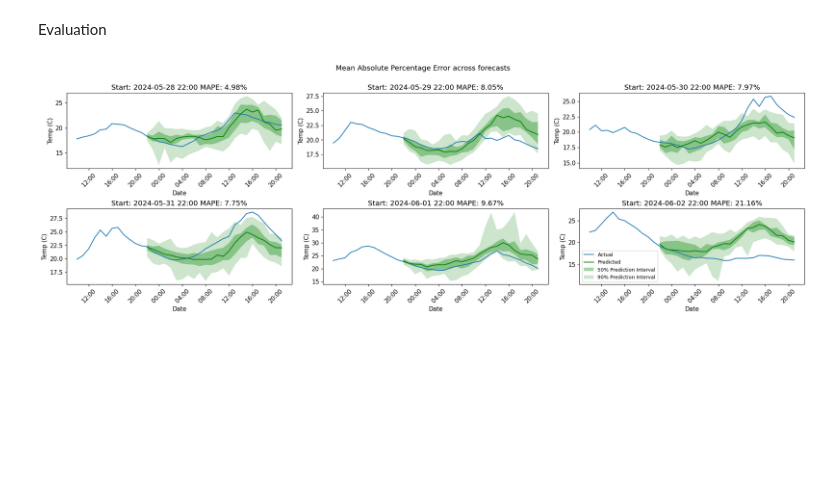
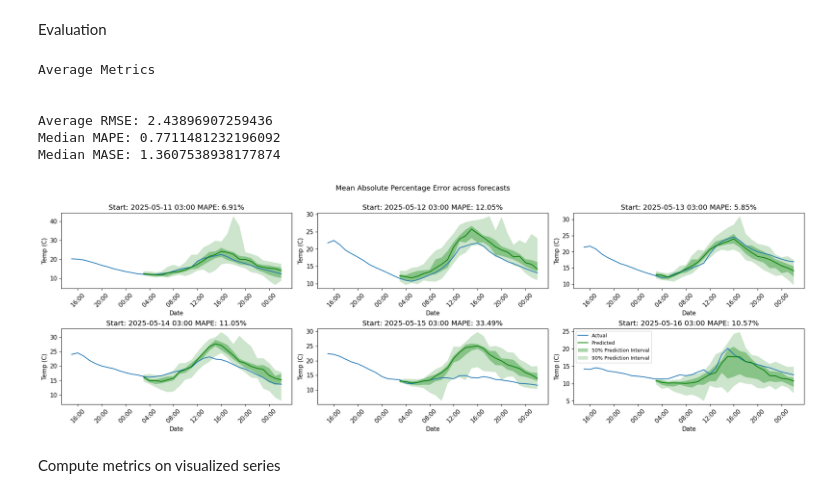
Before and after one commit to chandlerNick/BerlinWeatherTimeSeriesAnalysis, a Jupyter notebook: lag-llama.ipynb, the cells around one changed output. Cells and saved outputs as stored; diff of their text form; code cells hidden in the pictures; blank space fills up the shorter version.

Commit message:
Test metrics and plots for zero-shot lag-llama done

```diff
--- a/lag-llama.ipynb
+++ b/lag-llama.ipynb
@@ -162,20 +180,15 @@ Zero-Shot Prediction
 # %%
-valid_end = round(len(data) * 0.9)
-date_list = pd.date_range(data[valid_end:].index[2] + pd.Timedelta(hours=6), periods=6, freq="1d").tolist()
+#valid_end = round(len(test_data) * 0.9)
+n_days_to_predict = 160
+date_list = pd.date_range(test_data.index[2] + pd.Timedelta(hours=24), periods=n_days_to_predict, freq="1d").tolist()
 
 zs_forecasts = []
 zs_tss = []
 
 for d in date_list:
   print(d)
-  # Slice and Sanitize
-  sliced = data[:d]
-  sliced = sliced.asfreq("1H")  # Force to hourly frequency
-  sliced = sliced.fillna(method='ffill').fillna(method='bfill').astype("float32")  # Fill NAs forward, then backward as fallback
-
-  # Forecast
   forecast_it, ts_it = make_evaluation_predictions(
-          dataset=PandasDataset(sliced, freq="1h", target="Temperature (C)"),
+          dataset=PandasDataset(test_data[:d], freq="1h", target="Temperature (C)"),
           predictor=zs_predictor,
           num_samples=num_samples
   )
@@ -203,30 +246,45 @@ for (t,s) in zip(zs_tss, zs_forecasts):
+# %%
+print("Average Metrics\n\n")
+print(f"Average RMSE: {np.mean(rmse_list)}")
+print(f"Median MAPE: {np.mean(mape_list)}")
+print(f"Median MASE: {np.mean(mase_list)}")
+# %% [output]
+Average Metrics
+
+
+Average RMSE: 2.43896907259436
+Median MAPE: 0.7711481232196092
+Median MASE: 1.3607538938177874
 # %%
-
 plt.figure(figsize=(20, 9))
 plt.rcParams.update({'font.size': 11})
 date_formater = mdates.DateFormatter('%H:%M') #%b %d \'%y %H')
 
+offset = 130
+numplots = 6
+for idx in range(len(zs_forecasts[offset:(offset+numplots)])):
+  t_idx = idx + offset
+  ax = plt.subplot(3, 3, idx+1)
+  t = zs_tss[t_idx][0][zs_forecasts[t_idx][0].start_date.to_timestamp() - pd.Timedelta(hours=12):]
 
-for idx in range(len(zs_forecasts)):
-  ax = plt.subplot(3, 3, idx+1)
-  t = zs_tss[idx][0][zs_forecasts[idx][0].start_date.to_timestamp() - pd.Timedelta(hours=12):]
-
-  smape = float(f'{zs_t_metrics[idx]["MAPE"][0]:.4f}') * 100.0
+  smape = float(f'{zs_t_metrics[t_idx]["MAPE"][0]:.4f}') * 100.0
   smape = float(f'{smape:.2f}')
-  ax.set_title("Start: " + str(zs_t_metrics[idx]["forecast_start"][0]) + " MAPE: " + str(smape) + "%")
+  ax.set_title("Start: " + str(zs_t_metrics[t_idx]["forecast_start"][0]) + " MAPE: " + str(smape) + "%")
   plt.plot(t.index.to_timestamp(), t[0])
   ax.xaxis.set_major_formatter(date_formater)
   #ax.set_ticks()
   #ax.set_xticklabels(fontsize="small") #["Day " + str(i + 1) for i in range(7)], fontsize="small")
   ax.set_xlabel('Date')
   ax.set_ylabel('Temp (C)')
-  zs_forecasts[idx][0].plot(color='g')
+  zs_forecasts[t_idx][0].plot(color='g')
   plt.xticks(rotation=45)
 
 plt.gcf().tight_layout()
 plt.subplots_adjust(top=0.9)
 plt.suptitle("Mean Absolute Percentage Error across forecasts")
 plt.legend(["Actual", "Predicted",'50% Prediction Interval', '90% Prediction Interval'], fontsize="small")
 plt.show()
 # %% [output]
-[figure, old version]
+[figure, new version]
+# %% [markdown]
+Compute metrics on visualized series
```
Also changed, not shown: parts of 6 cells of this notebook.
